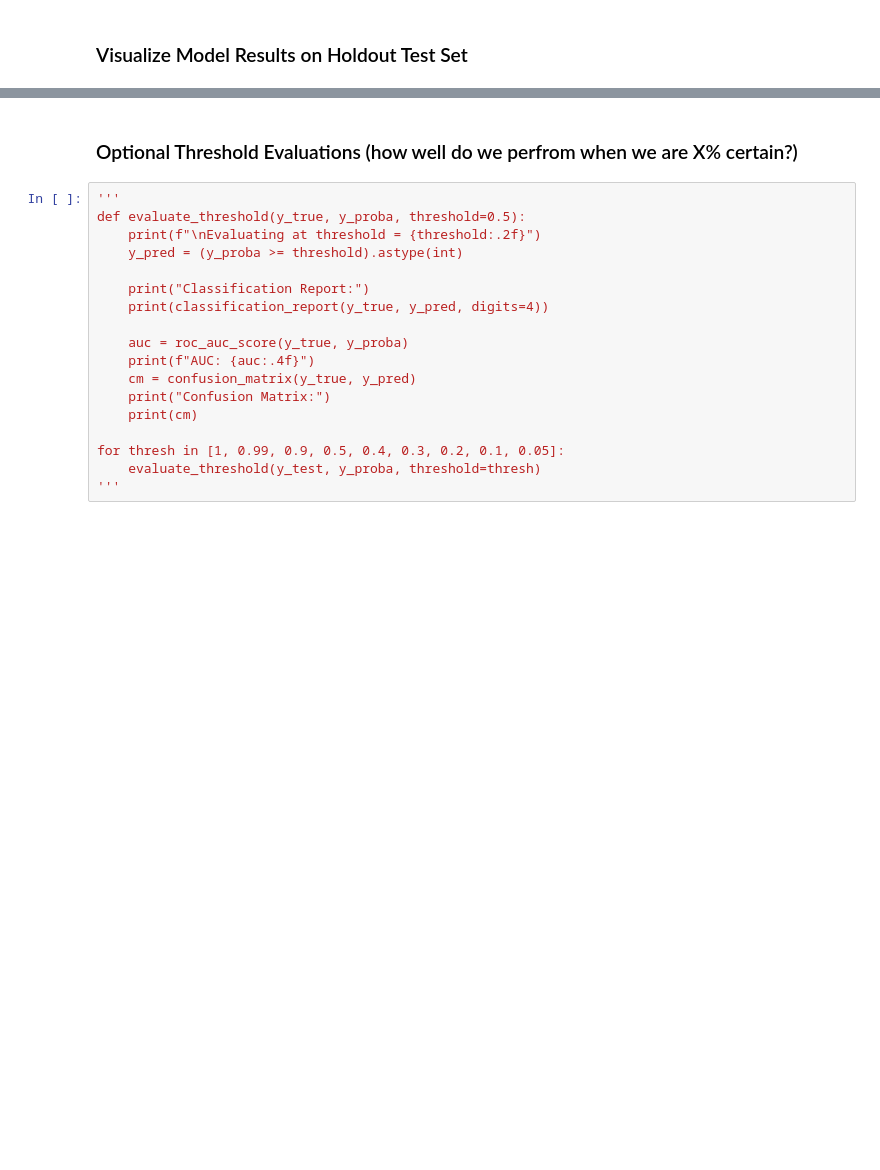
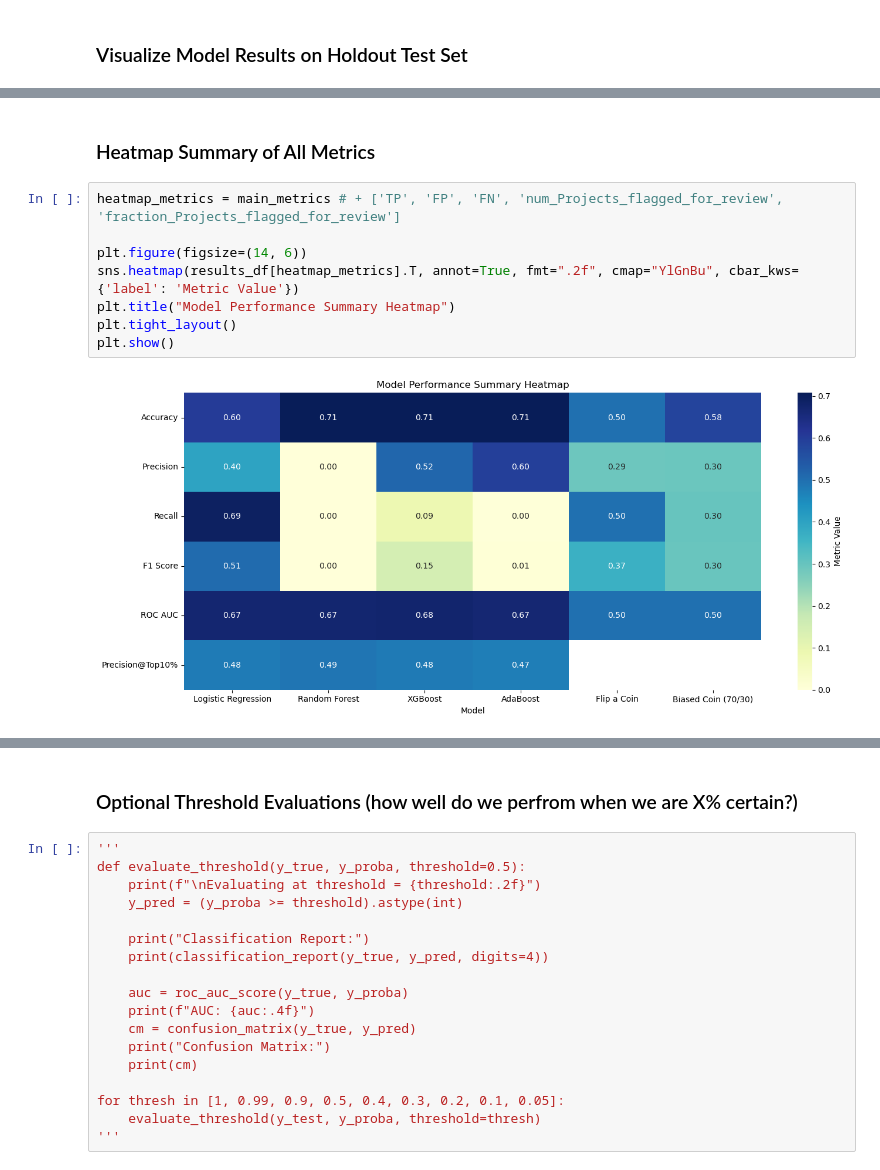
Before and after one commit to aspirou55/DonorsChoose, a Jupyter notebook: ClassificationModels_DonorsChoose.ipynb, the cells around one changed output, grey strips where cells are left out. Drawn from its saved outputs; the diff is of its cells as text; blank space fills up the shorter version.

```diff
--- a/ClassificationModels_DonorsChoose.ipynb
+++ b/ClassificationModels_DonorsChoose.ipynb
@@ -572,0 +640,12 @@ plt.show()
+# %% [markdown]
+### Heatmap Summary of All Metrics
+# %%
+heatmap_metrics = main_metrics # + ['TP', 'FP', 'FN', 'num_Projects_flagged_for_review', 'fraction_Projects_flagged_for_review']
+
+plt.figure(figsize=(14, 6))
+sns.heatmap(results_df[heatmap_metrics].T, annot=True, fmt=".2f", cmap="YlGnBu", cbar_kws={'label': 'Metric Value'})
+plt.title("Model Performance Summary Heatmap")
+plt.tight_layout()
+plt.show()
+# %% [output]
+[figure, added]
```
Also changed, not shown: parts of 18 cells of this notebook.
